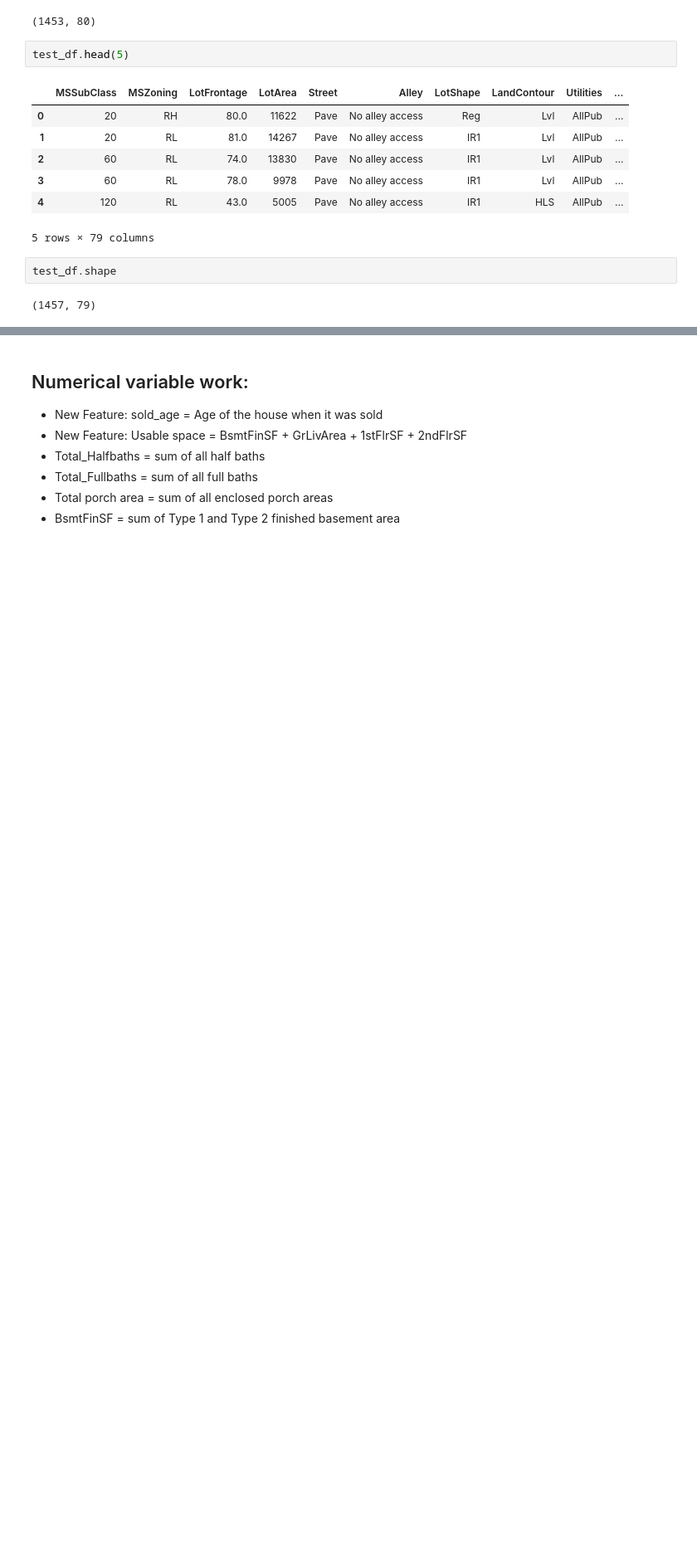
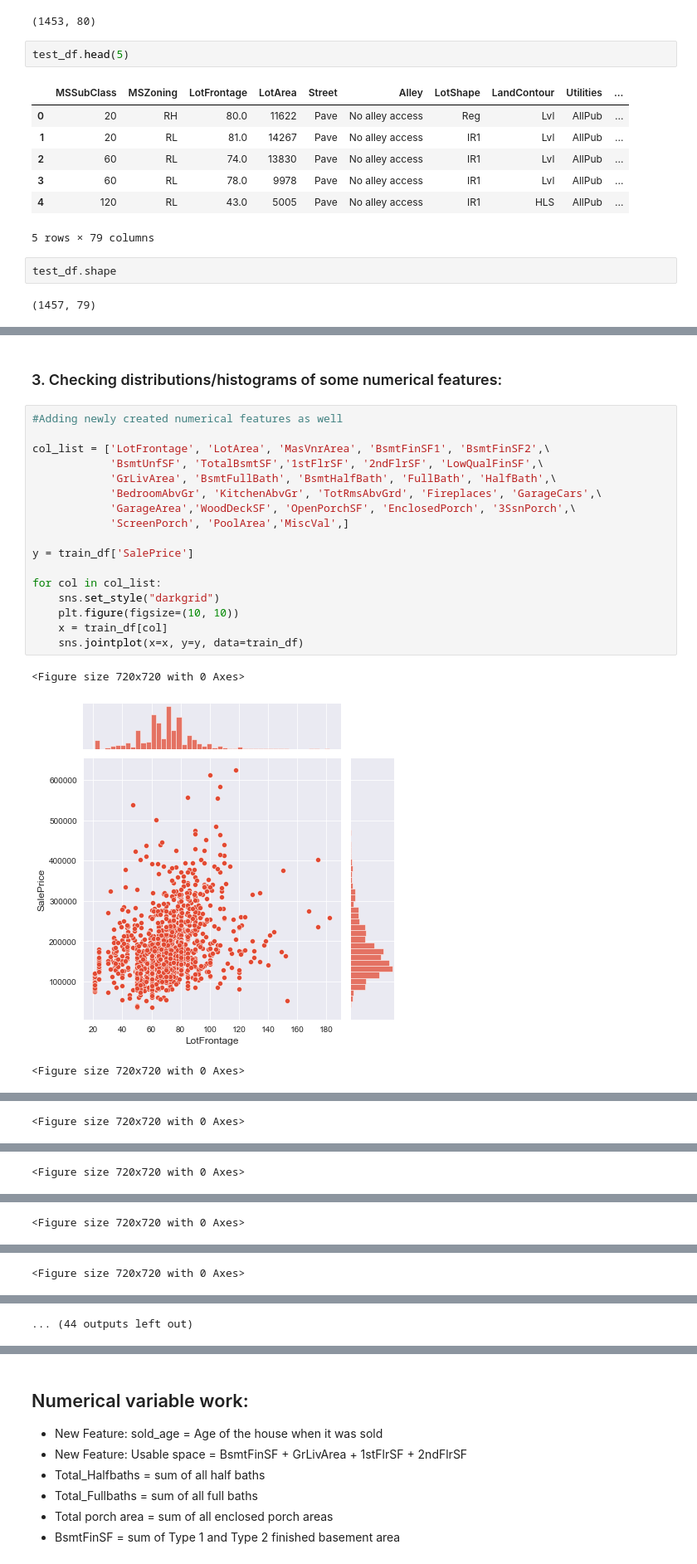
Before and after one commit to suhitasva/ML_Project, a Jupyter notebook: LR_models.ipynb, the cells around one changed output, grey strips where cells are left out. Shown at 83% size. Cells and saved outputs as stored; diff of their text form; blank space fills up the shorter version.

```diff
--- a/LR_models.ipynb
+++ b/LR_models.ipynb
@@ -55,0 +63,23 @@ test_cpy = test_df.copy()
+# %% [markdown]
+### 3. Checking distributions/histograms of some numerical features:
+# %%
+#Adding newly created numerical features as well
+
+col_list = ['LotFrontage', 'LotArea', 'MasVnrArea', 'BsmtFinSF1', 'BsmtFinSF2',\
+            'BsmtUnfSF', 'TotalBsmtSF','1stFlrSF', '2ndFlrSF', 'LowQualFinSF',\
+            'GrLivArea', 'BsmtFullBath', 'BsmtHalfBath', 'FullBath', 'HalfBath',\
+            'BedroomAbvGr', 'KitchenAbvGr', 'TotRmsAbvGrd', 'Fireplaces', 'GarageCars',\
+            'GarageArea','WoodDeckSF', 'OpenPorchSF', 'EnclosedPorch', '3SsnPorch',\
+            'ScreenPorch', 'PoolArea','MiscVal',]
+
+y = train_df['SalePrice']
+
+for col in col_list:
+    sns.set_style("darkgrid")
+    plt.figure(figsize=(10, 10))
+    x = train_df[col]
+    sns.jointplot(x=x, y=y, data=train_df)
+# %% [output]
+<Figure size 720x720 with 0 Axes>
+[figure, added]
+<Figure size 720x720 with 0 Axes>
@@ -55,0 +87 @@ test_cpy = test_df.copy()
+<Figure size 720x720 with 0 Axes>
@@ -55,0 +89 @@ test_cpy = test_df.copy()
+<Figure size 720x720 with 0 Axes>
@@ -55,0 +91 @@ test_cpy = test_df.copy()
+<Figure size 720x720 with 0 Axes>
@@ -55,0 +93 @@ test_cpy = test_df.copy()
+<Figure size 720x720 with 0 Axes>
@@ -55,0 +95 @@ test_cpy = test_df.copy()
+... (44 outputs left out)
```
Also changed, not shown: parts of 45 cells of this notebook.
